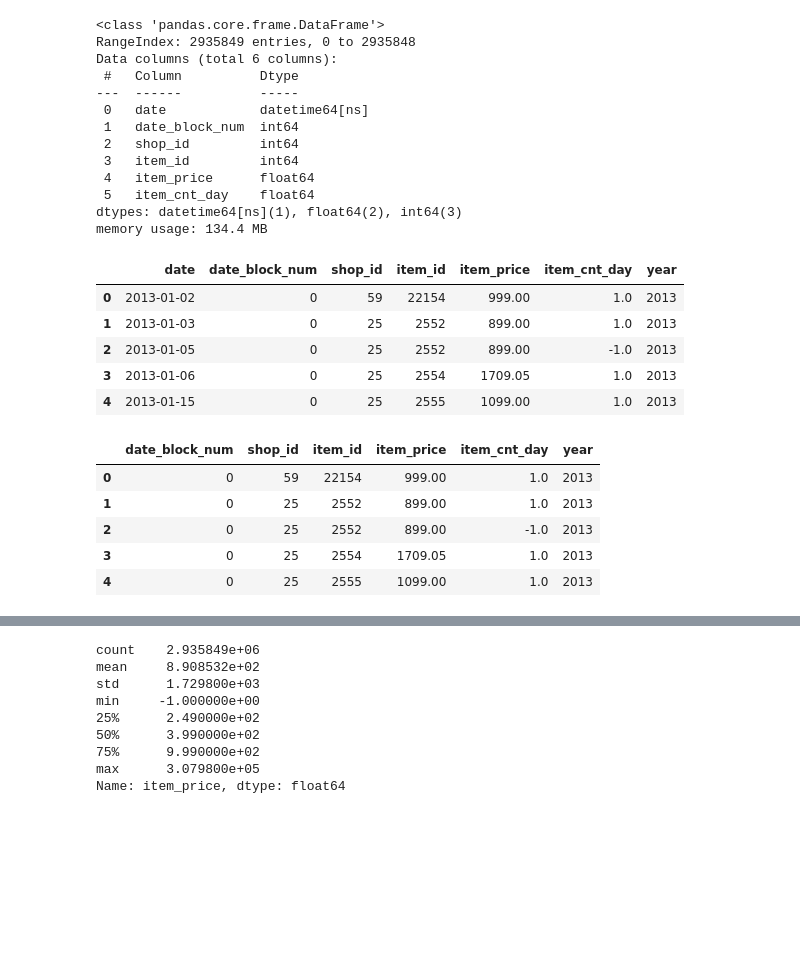
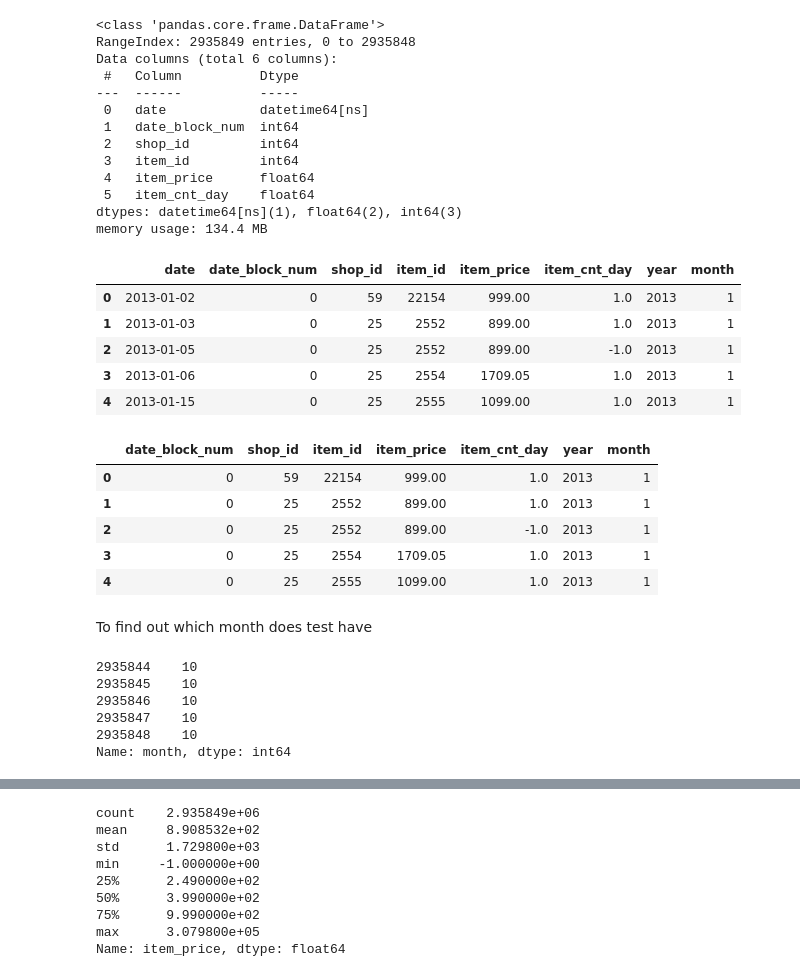
Before and after one commit to TayJen/HSE-Practice, a Jupyter notebook: HSE Final Project: Predict Future Sales.ipynb, the cells around one changed output, grey strips where cells are left out. Cells and saved outputs as stored; diff of their text form; code cells hidden in the pictures; blank space fills up the shorter version.

Commit message:
Some advice from Kaggle (lagged features + economy data saving) + new feature (month)

```diff
--- a/HSE Final Project: Predict Future Sales.ipynb
+++ b/HSE Final Project: Predict Future Sales.ipynb
@@ -494,26 +494,37 @@ dtypes: datetime64[ns](1), float64(2), int64(3)
 memory usage: 134.4 MB
 # %%
 df_train['year'] = df_train.date.dt.year
-# df_train['month'] = df_train.date.dt.month
+df_train['month'] = df_train.date.dt.month
 # df_train['day'] = df_train.date.dt.day
 df_train.head()
 # %% [output]
-|  | date | date_block_num | shop_id | item_id | item_price | item_cnt_day | year |
-| 0 | 2013-01-02 | 0 | 59 | 22154 | 999.00 | 1.0 | 2013 |
-| 1 | 2013-01-03 | 0 | 25 | 2552 | 899.00 | 1.0 | 2013 |
-| 2 | 2013-01-05 | 0 | 25 | 2552 | 899.00 | -1.0 | 2013 |
-| 3 | 2013-01-06 | 0 | 25 | 2554 | 1709.05 | 1.0 | 2013 |
-| 4 | 2013-01-15 | 0 | 25 | 2555 | 1099.00 | 1.0 | 2013 |
+|  | date | date_block_num | shop_id | item_id | item_price | item_cnt_day | year | month |
+| 0 | 2013-01-02 | 0 | 59 | 22154 | 999.00 | 1.0 | 2013 | 1 |
+| 1 | 2013-01-03 | 0 | 25 | 2552 | 899.00 | 1.0 | 2013 | 1 |
+| 2 | 2013-01-05 | 0 | 25 | 2552 | 899.00 | -1.0 | 2013 | 1 |
+| 3 | 2013-01-06 | 0 | 25 | 2554 | 1709.05 | 1.0 | 2013 | 1 |
+| 4 | 2013-01-15 | 0 | 25 | 2555 | 1099.00 | 1.0 | 2013 | 1 |
 # %%
 df_train.drop('date', axis=1, inplace=True)
 df_train.head()
 # %% [output]
-|  | date_block_num | shop_id | item_id | item_price | item_cnt_day | year |
-| 0 | 0 | 59 | 22154 | 999.00 | 1.0 | 2013 |
-| 1 | 0 | 25 | 2552 | 899.00 | 1.0 | 2013 |
-| 2 | 0 | 25 | 2552 | 899.00 | -1.0 | 2013 |
-| 3 | 0 | 25 | 2554 | 1709.05 | 1.0 | 2013 |
-| 4 | 0 | 25 | 2555 | 1099.00 | 1.0 | 2013 |
+|  | date_block_num | shop_id | item_id | item_price | item_cnt_day | year | month |
+| 0 | 0 | 59 | 22154 | 999.00 | 1.0 | 2013 | 1 |
+| 1 | 0 | 25 | 2552 | 899.00 | 1.0 | 2013 | 1 |
+| 2 | 0 | 25 | 2552 | 899.00 | -1.0 | 2013 | 1 |
+| 3 | 0 | 25 | 2554 | 1709.05 | 1.0 | 2013 | 1 |
+| 4 | 0 | 25 | 2555 | 1099.00 | 1.0 | 2013 | 1 |
+# %% [markdown]
+To find out which month does test have
+# %%
+df_train.tail().month
+# %% [output]
+2935844    10
+2935845    10
+2935846    10
+2935847    10
+2935848    10
+Name: month, dtype: int64
 # %%
 df_train.corr()
 # %% [output]
```
Also changed, not shown: parts of 38 cells of this notebook.
